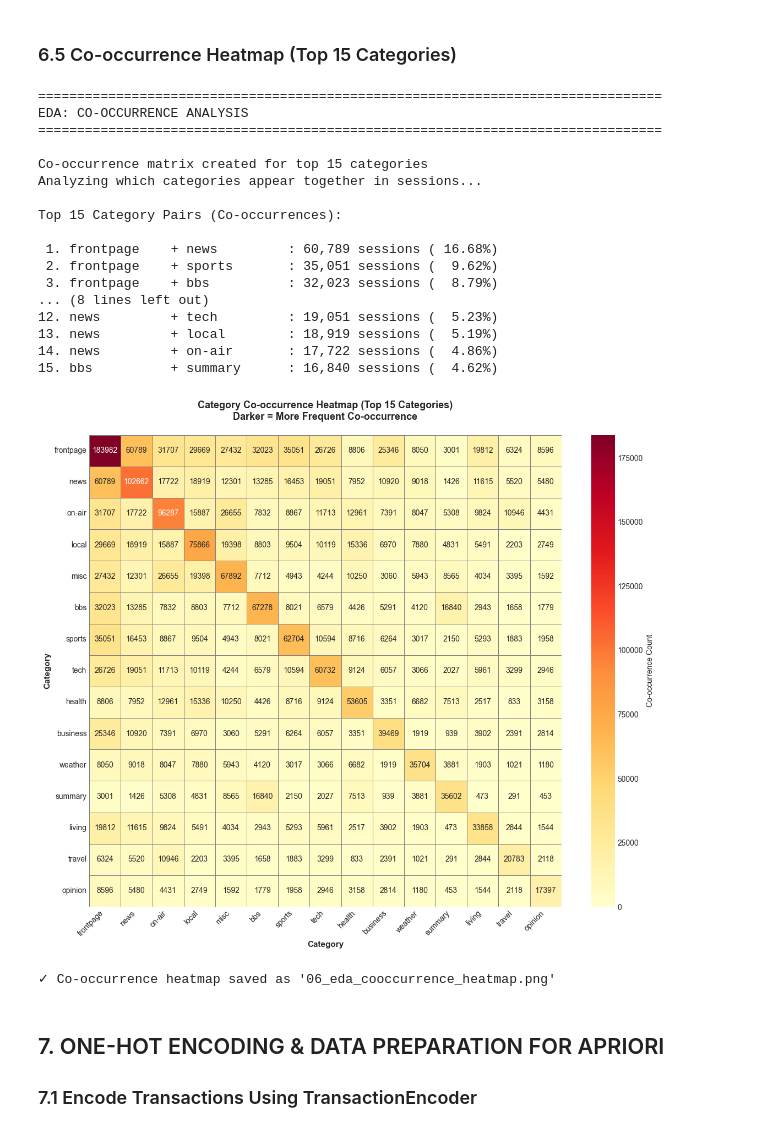
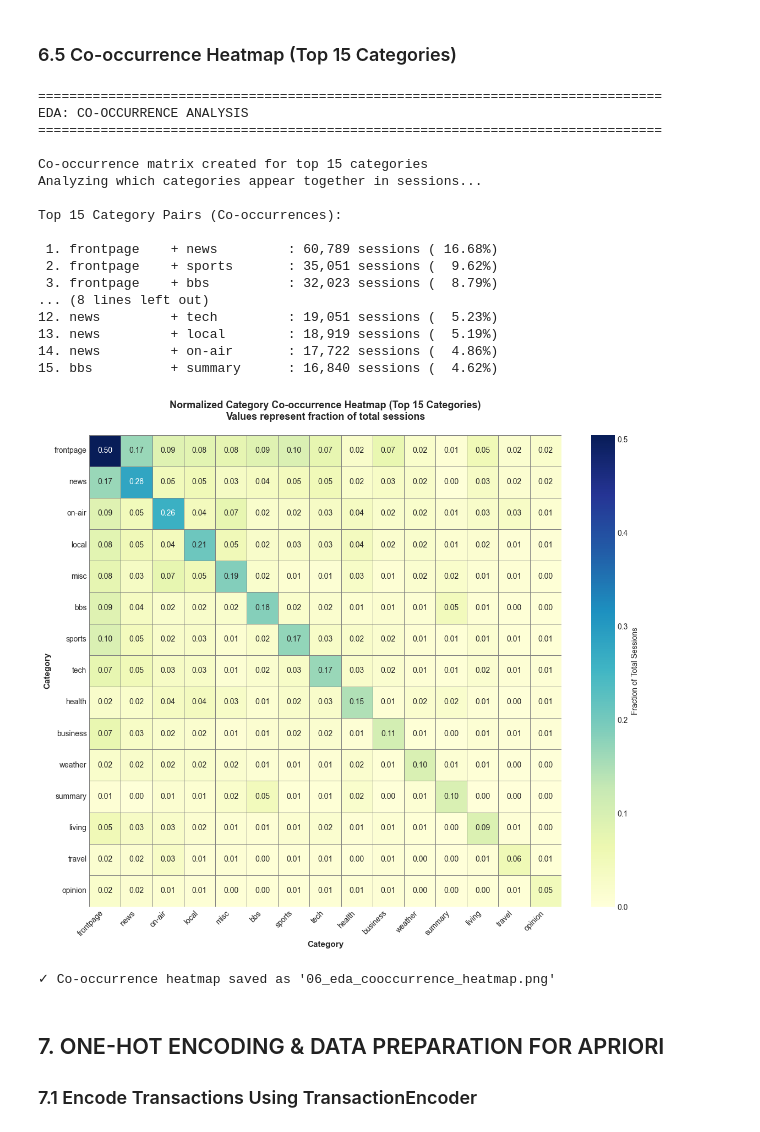
Before and after one commit to Ian-Gabriel-Paulmino/CSC172-AssociationMining-Paulmino, a Jupyter notebook: CSC172_AssociationMining_Paulmino.ipynb, the cells around one changed output. Saved outputs shown, nothing was run; the diff lists cells and outputs as text; code cells hidden in the pictures.

```diff
--- a/CSC172_AssociationMining_Paulmino.ipynb
+++ b/CSC172_AssociationMining_Paulmino.ipynb
@@ -782,6 +782,9 @@ for transaction in transactions:
 
 print(f"\nCo-occurrence matrix created for top 15 categories")
 print(f"Analyzing which categories appear together in sessions...\n")
+
+# Normalize co-occurrence by total number of transactions
+normalized_cooccurrence = cooccurrence / len(transactions)
 
 # Show top co-occurrences
 print("Top 15 Category Pairs (Co-occurrences):\n")
@@ -806,51 +809,56 @@ for rank, (cat1, cat2, count, pct) in enumerate(cooccurrence_pairs[:15], 1):
 fig, ax = plt.subplots(figsize=(12, 10))
 
 # Create heatmap with better color scheme
-sns.heatmap(cooccurrence,
-            annot=True,           # Show numbers
-            fmt='d',              # Integer format
-            cmap='YlOrRd',        # Yellow-Orange-Red color scheme
-            cbar_kws={'label': 'Co-occurrence Count'},
+sns.heatmap(normalized_cooccurrence,
+            annot=True,                 # Show normalized values
+            fmt='.2f',                  # Decimal format
+            cmap='YlGnBu',               # Better for probabilities
+            cbar_kws={'label': 'Fraction of Total Sessions'},
             ax=ax,
-            linewidths=0.5,       # Grid lines
-            linecolor='gray',     # Grid color
-            square=True,          # Square cells
-            vmin=0)               # Start from 0
+            linewidths=0.5,
+            linecolor='gray',
+            square=True,
+            vmin=0)
+
 
 # Styling
-ax.set_title('Category Co-occurrence Heatmap (Top 15 Categories)\nDarker = More Frequent Co-occurrence',
-             fontsize=13, fontweight='bold', pad=20)
+ax.set_title(
+    'Normalized Category Co-occurrence Heatmap (Top 15 Categories)\n'
+    'Values represent fraction of total sessions',
+    fontsize=13, fontweight='bold', pad=20
+)
+
 ax.set_xlabel('Category', fontsize=11, fontweight='bold')
 ax.set_ylabel('Category', fontsize=11, fontweight='bold')
 
 # Rotate labels for readability
 plt.xticks(rotation=45, ha='right', fontsize=10)
 plt.yticks(rotation=0, fontsize=10)
 
 plt.tight_layout()
 plt.savefig('06_eda_cooccurrence_heatmap.png', dpi=300, bbox_inches='tight')
 plt.show()
 
 print("\n✓ Co-occurrence heatmap saved as '06_eda_cooccurrence_heatmap.png'")
 # %% [output]
 ================================================================================
 EDA: CO-OCCURRENCE ANALYSIS
 ================================================================================
 
 Co-occurrence matrix created for top 15 categories
 Analyzing which categories appear together in sessions...
 
 Top 15 Category Pairs (Co-occurrences):
 
  1. frontpage    + news         : 60,789 sessions ( 16.68%)
  2. frontpage    + sports       : 35,051 sessions (  9.62%)
  3. frontpage    + bbs          : 32,023 sessions (  8.79%)
 ... (8 lines left out)
 12. news         + tech         : 19,051 sessions (  5.23%)
 13. news         + local        : 18,919 sessions (  5.19%)
 14. news         + on-air       : 17,722 sessions (  4.86%)
 15. bbs          + summary      : 16,840 sessions (  4.62%)
-[figure, old version]
+[figure, new version]
 ✓ Co-occurrence heatmap saved as '06_eda_cooccurrence_heatmap.png'
 # %% [markdown]
 
```
Also changed, not shown: parts of 10 cells of this notebook, 4 other files.
